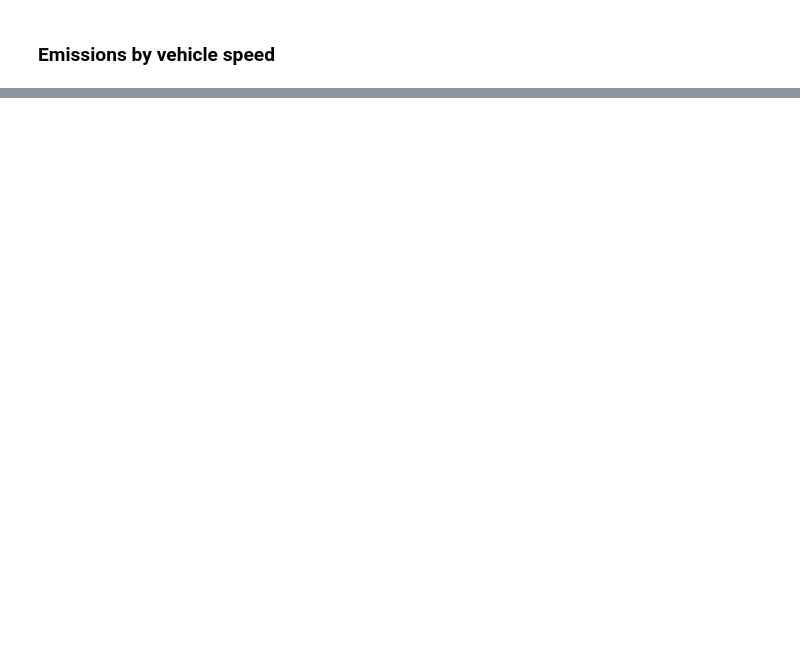
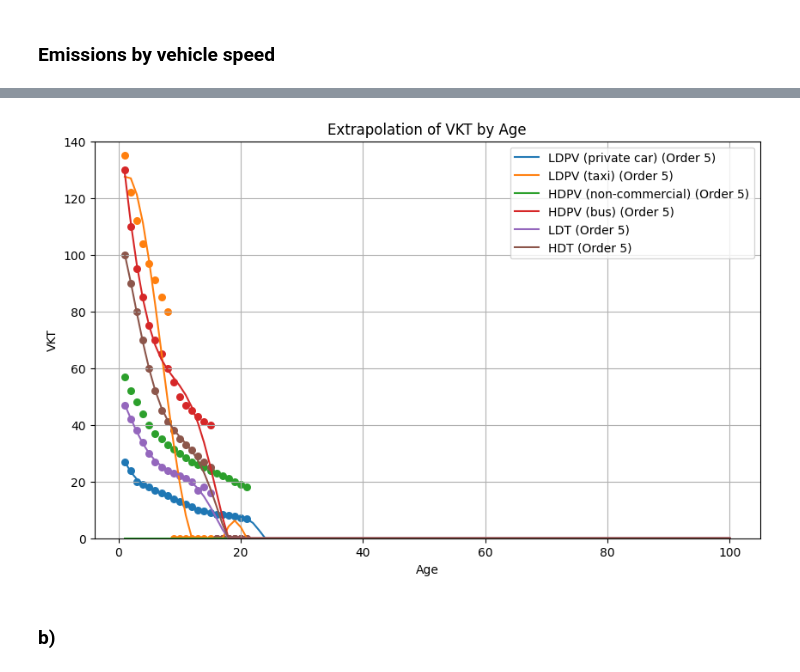
Before and after one commit to LeonF06/REII425_Assignment_1, a Jupyter notebook: Assignmnet1.ipynb, the cells around one changed output, grey strips where cells are left out. Drawn from its saved outputs; the diff is of its cells as text; code cells hidden in the pictures; blank space fills up the shorter version.

```diff
--- a/Assignmnet1.ipynb
+++ b/Assignmnet1.ipynb
@@ -74,8 +74,10 @@ sheet_name = 'VKT by age'
 # Read the Excel file into a Pandas DataFrame
 df_VKT = pd.read_excel(file_path, sheet_name=sheet_name)
 
+df_VKT['Age'] = range(1, 22)
+
 # Fill NaN values with zeros
-df_VKT.fillna(0, inplace=True)
+#df_VKT.fillna(0, inplace=True)
 
 # Display the DataFrame to see the data structure
 print(df_VKT.head())
@@ -244,0 +275,25 @@ print(df_extended_VKT)
+# %%
+# Plot the extrapolation results for each vehicle class
+plt.figure(figsize=(10, 6))
+for col in df_extended_VKT.columns[1:]:
+    plt.plot(df_extended_VKT['Age'], df_extended_VKT[col], label=f"{col} (Order {best_orders[col]})")
+
+# Plot the original data points for reference
+for col in df_VKT.columns[1:]:
+    valid_indices = ~np.isnan(df_VKT[col])
+    plt.scatter(df_VKT['Age'][valid_indices], df_VKT[col][valid_indices], marker='o', s=30)
+
+# Add labels and legend
+plt.xlabel('Age')
+plt.ylabel('VKT')
+plt.ylim([0, 140])
+plt.title('Extrapolation of VKT by Age')
+plt.legend()
+
+# Show the plot
+plt.grid(True)
+plt.show()
+# %% [output]
+[figure, added]
+# %% [markdown]
+### b)
```
Also changed, not shown: parts of 11 cells of this notebook, 1 other file.
